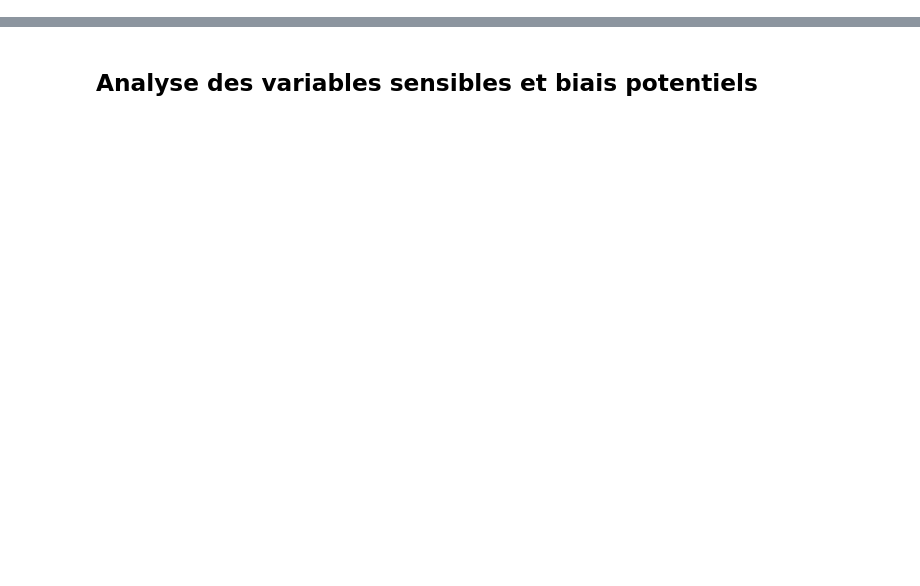
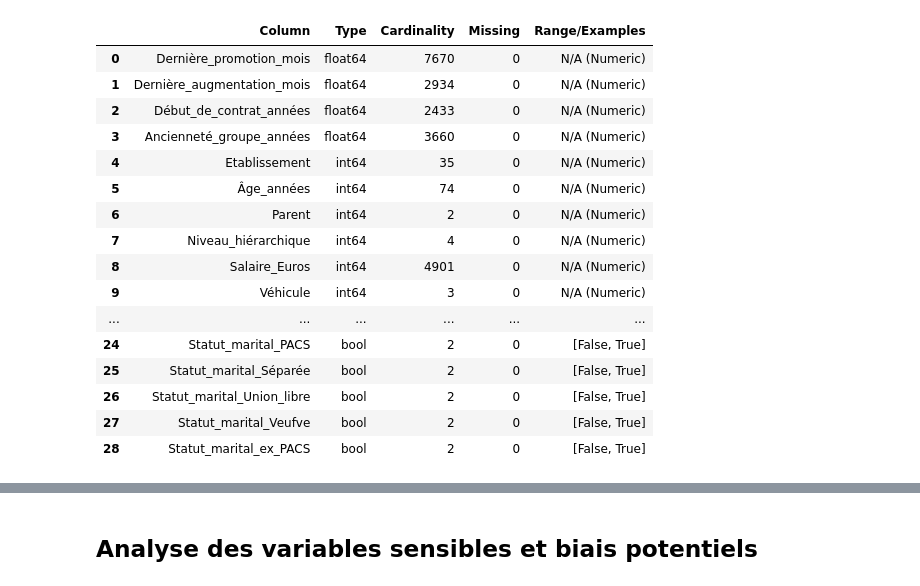
Before and after one commit to cons00000/REXAI_project, a Jupyter notebook: analayse.ipynb, the cells around one changed output, grey strips where cells are left out. Drawn from its saved outputs; the diff is of its cells as text; code cells hidden in the pictures; blank space fills up the shorter version.

```diff
--- a/analayse.ipynb
+++ b/analayse.ipynb
@@ -13,0 +76,20 @@ analysis_RH_data.get_inventory()
+# %%
+analysis_RH.get_inventory()
+# %% [output]
+|  | Column | Type | Cardinality | Missing | Range/Examples |
+| 0 | Dernière_promotion_mois | float64 | 7670 | 0 | N/A (Numeric) |
+| 1 | Dernière_augmentation_mois | float64 | 2934 | 0 | N/A (Numeric) |
+| 2 | Début_de_contrat_années | float64 | 2433 | 0 | N/A (Numeric) |
+| 3 | Ancienneté_groupe_années | float64 | 3660 | 0 | N/A (Numeric) |
+| 4 | Etablissement | int64 | 35 | 0 | N/A (Numeric) |
+| 5 | Âge_années | int64 | 74 | 0 | N/A (Numeric) |
+| 6 | Parent | int64 | 2 | 0 | N/A (Numeric) |
+| 7 | Niveau_hiérarchique | int64 | 4 | 0 | N/A (Numeric) |
+| 8 | Salaire_Euros | int64 | 4901 | 0 | N/A (Numeric) |
+| 9 | Véhicule | int64 | 3 | 0 | N/A (Numeric) |
+| ... | ... | ... | ... | ... | ... |
+| 24 | Statut_marital_PACS | bool | 2 | 0 | [False, True] |
+| 25 | Statut_marital_Séparée | bool | 2 | 0 | [False, True] |
+| 26 | Statut_marital_Union_libre | bool | 2 | 0 | [False, True] |
+| 27 | Statut_marital_Veufve | bool | 2 | 0 | [False, True] |
+| 28 | Statut_marital_ex_PACS | bool | 2 | 0 | [False, True] |
```
Also changed, not shown: parts of 13 cells of this notebook, 1 other file.
